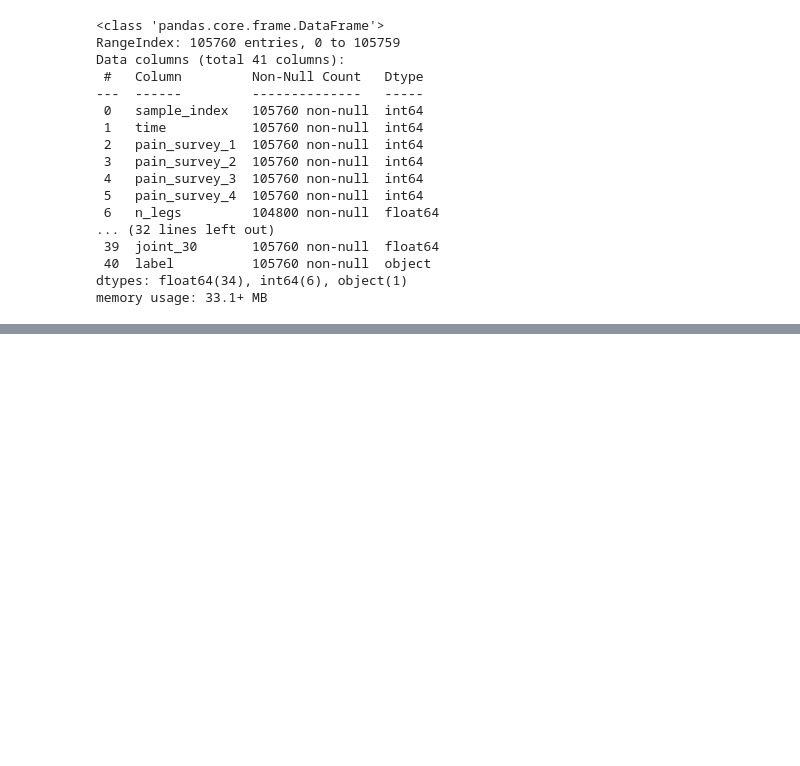
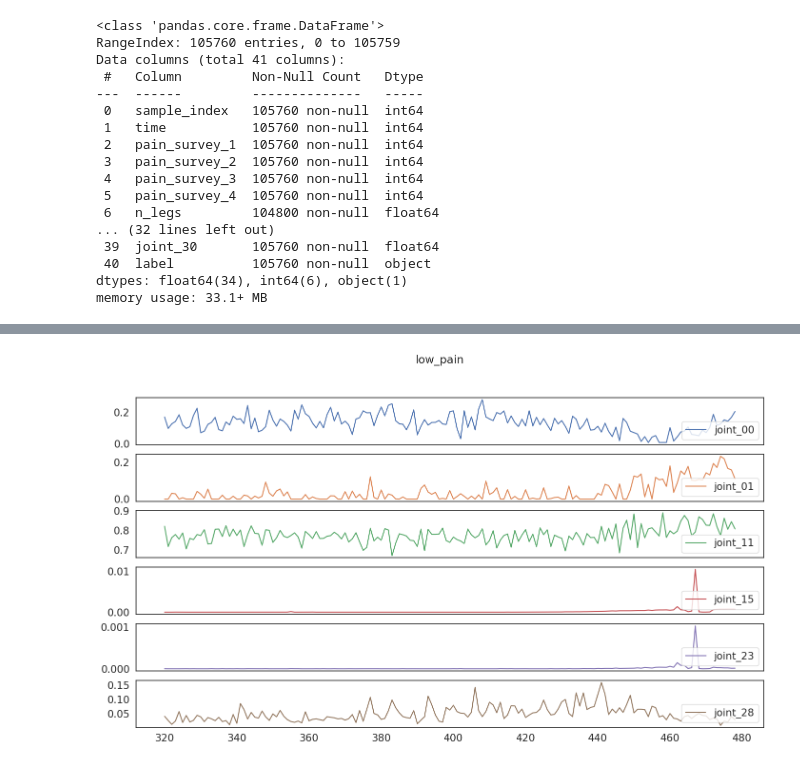
Before and after one commit to Relo02/Artificial-neural-networks-and-deep-learning-, a Jupyter notebook: Ann_challenge.ipynb, the cells around one changed output, grey strips where cells are left out. Cells and saved outputs as stored; diff of their text form; code cells hidden in the pictures; blank space fills up the shorter version.

```diff
--- a/Ann_challenge.ipynb
+++ b/Ann_challenge.ipynb
@@ -198,0 +303,4 @@ data.head()
+# %%
+inspect_activity('low_pain', data)
+# %% [output]
+[figure, added]
```
Also changed, not shown: parts of 29 cells of this notebook, 1 other file.
